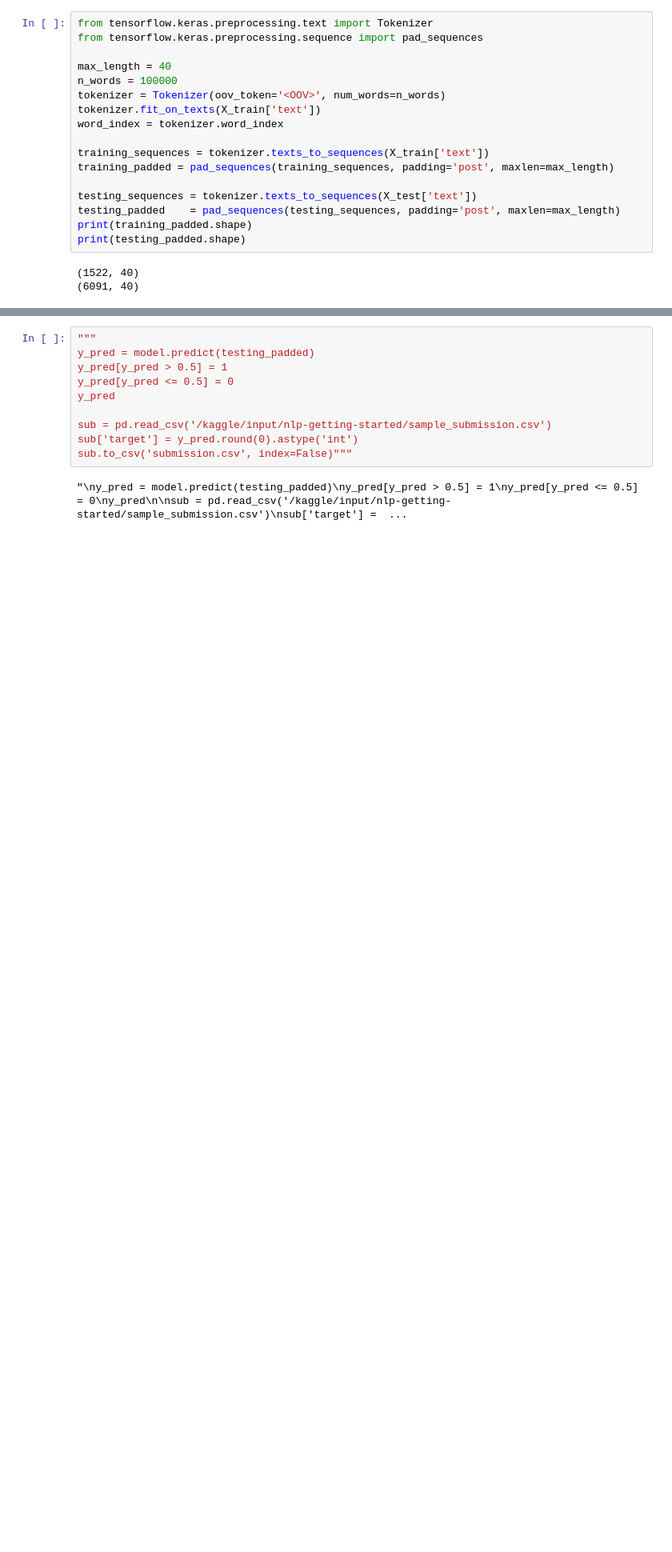
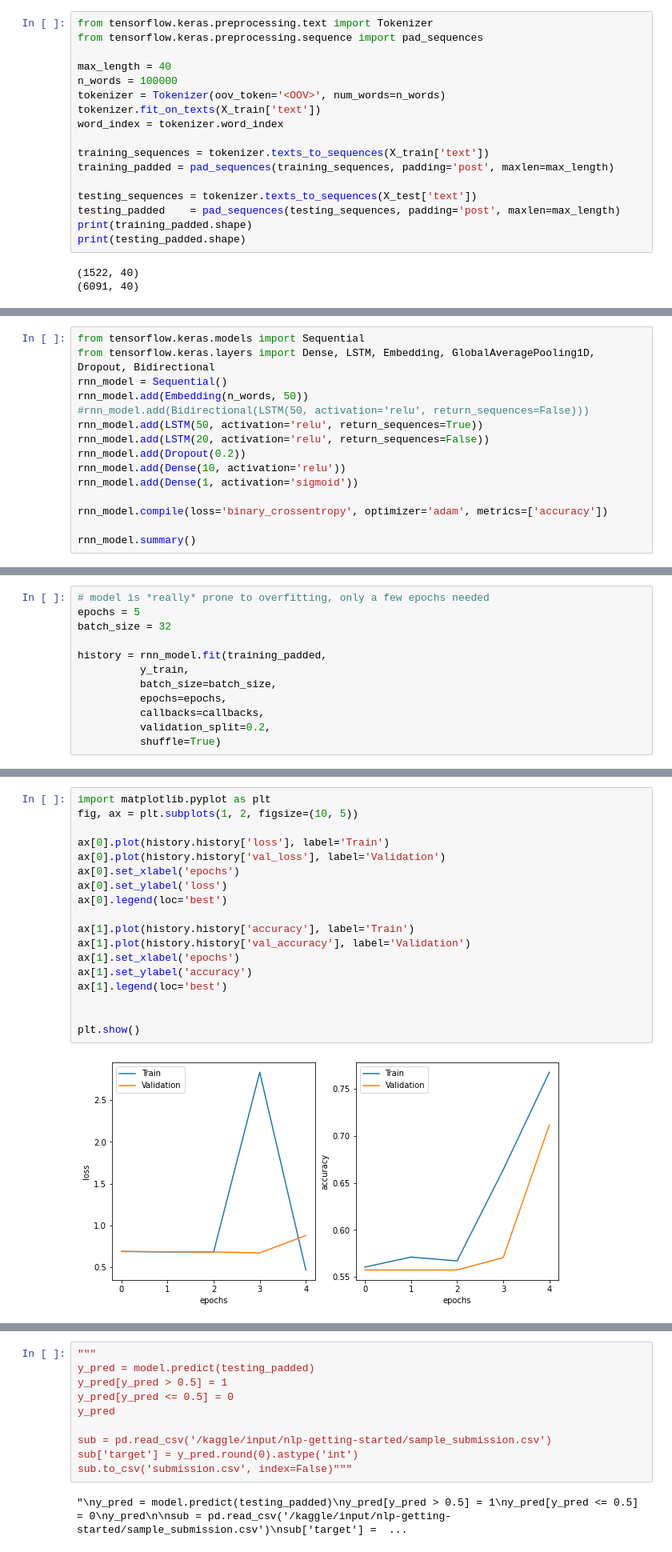
Before and after one commit to sdysch/NLP-disaster-tweets, a Jupyter notebook: nlp-disaster-tweets.ipynb, the cells around one changed output, grey strips where cells are left out. Shown at 80% size. Cells and saved outputs as stored; diff of their text form; blank space fills up the shorter version.

Commit message:
Simple LSTM | Kaggle Notebook | NLP-disaster-tweets | Version 8

```diff
--- a/nlp-disaster-tweets.ipynb
+++ b/nlp-disaster-tweets.ipynb
@@ -237,0 +278,15 @@ Recall: 0.39243408482995795
+# %%
+from tensorflow.keras.models import Sequential
+from tensorflow.keras.layers import Dense, LSTM, Embedding, GlobalAveragePooling1D, Dropout, Bidirectional
+rnn_model = Sequential()
+rnn_model.add(Embedding(n_words, 50))
+#rnn_model.add(Bidirectional(LSTM(50, activation='relu', return_sequences=False)))
+rnn_model.add(LSTM(50, activation='relu', return_sequences=True))
+rnn_model.add(LSTM(20, activation='relu', return_sequences=False))
+rnn_model.add(Dropout(0.2))
+rnn_model.add(Dense(10, activation='relu'))
+rnn_model.add(Dense(1, activation='sigmoid'))
+
+rnn_model.compile(loss='binary_crossentropy', optimizer='adam', metrics=['accuracy'])
+
+rnn_model.summary()
@@ -237,0 +314,12 @@ Recall: 0.39243408482995795
+# %%
+# model is *really* prone to overfitting, only a few epochs needed
+epochs = 5
+batch_size = 32
+
+history = rnn_model.fit(training_padded,
+          y_train,
+          batch_size=batch_size,
+          epochs=epochs,
+          callbacks=callbacks,
+          validation_split=0.2,
+          shuffle=True)
@@ -237,0 +337,20 @@ Recall: 0.39243408482995795
+# %%
+import matplotlib.pyplot as plt
+fig, ax = plt.subplots(1, 2, figsize=(10, 5))
+
+ax[0].plot(history.history['loss'], label='Train')
+ax[0].plot(history.history['val_loss'], label='Validation')
+ax[0].set_xlabel('epochs')
+ax[0].set_ylabel('loss')
+ax[0].legend(loc='best')
+
+ax[1].plot(history.history['accuracy'], label='Train')
+ax[1].plot(history.history['val_accuracy'], label='Validation')
+ax[1].set_xlabel('epochs')
+ax[1].set_ylabel('accuracy')
+ax[1].legend(loc='best')
+
+
+plt.show()
+# %% [output]
+[figure, added]
```
Also changed, not shown: parts of 13 cells of this notebook.
